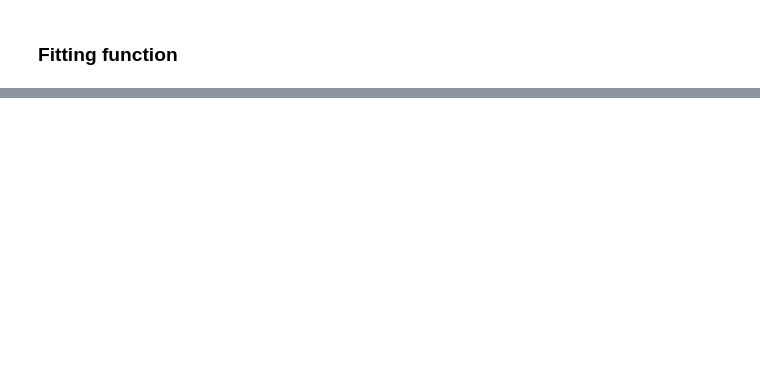
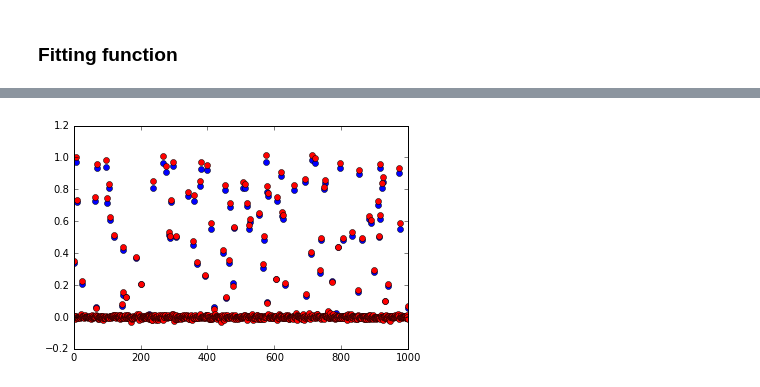
Before and after one commit to glm-tools/pyglmnet, a Jupyter notebook: theano_glmnet.ipynb, the cells around one changed output, grey strips where cells are left out. Drawn from its saved outputs; the diff is of its cells as text; code cells hidden in the pictures; blank space fills up the shorter version.

```diff
--- a/theano_glmnet.ipynb
+++ b/theano_glmnet.ipynb
@@ -244,12 +281,13 @@ Give the algorithm in an algorithm table
 ### Simulate some data
 # %%
 # Simulate data
-N = 10000
+from scipy.stats import zscore
+N = 100000
 p = 1000
 x = np.random.normal(0.0, 1.0, [N,p])
 beta0 = np.random.normal(0.0, 1.0, 1)
-beta = sps.rand(p,1,0.01)
+beta = sps.rand(p,1,0.1)
 beta = np.array(beta.todense())
-y = np.random.poisson(lmb(beta0, beta, x))
+y = np.random.poisson(lmb(beta0, beta, zscore(x)))
 # %% [markdown]
 ### Initialize parameters
@@ -325,0 +538,7 @@ def glmnet(x, y, params):
+# %%
+plt.plot(beta[:], 'bo')
+plt.hold(True)
+plt.plot(fit[0]['beta'][:], 'ro')
+plt.show()
+# %% [output]
+[figure, added]
```
Also changed, not shown: parts of 25 cells of this notebook.
